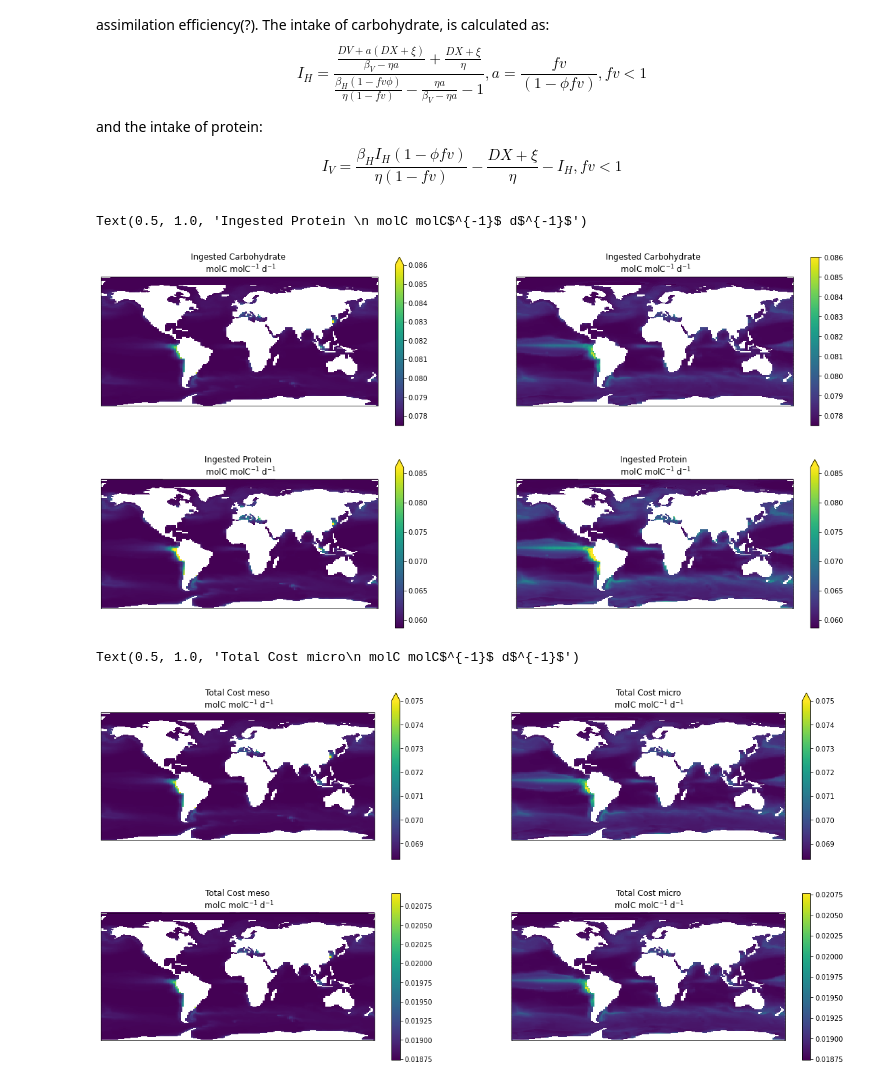
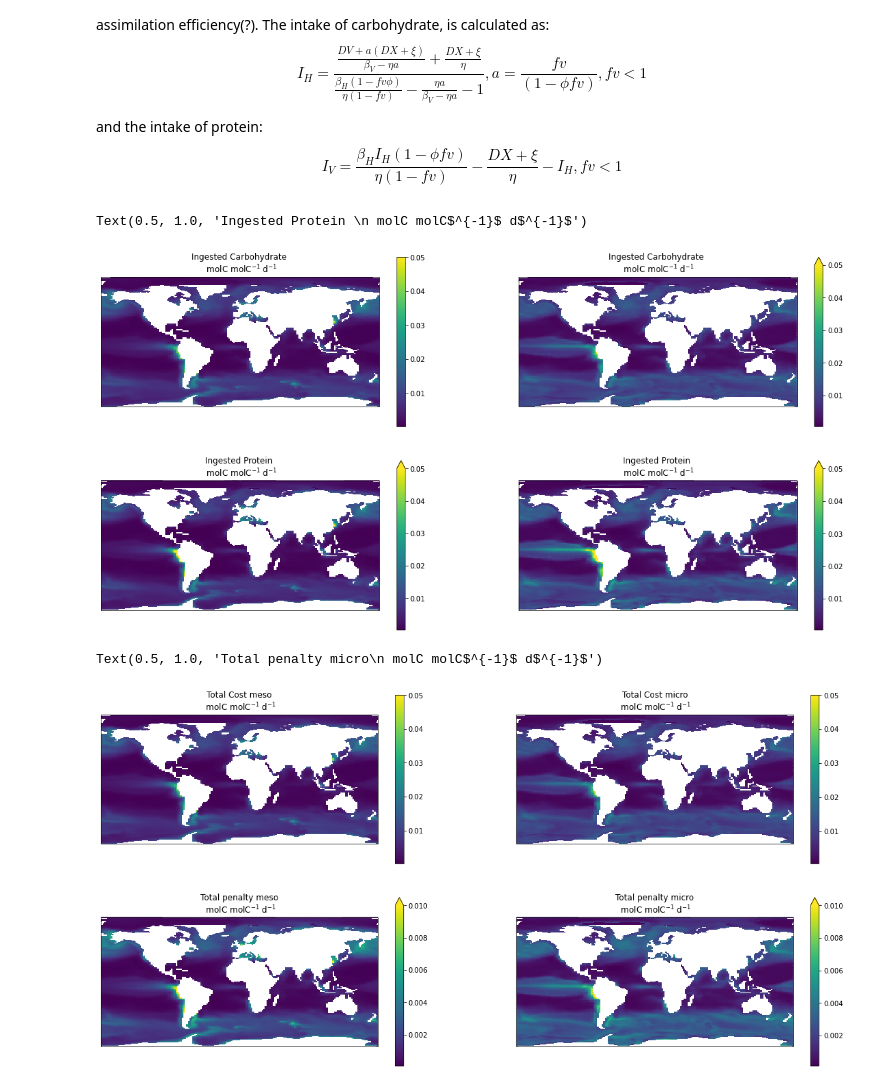
Before and after one commit to primanug/pisces_cqwiz, a Jupyter notebook: carbsetprotein.ipynb, the cells around one changed output. Saved outputs shown, nothing was run; the diff lists cells and outputs as text; code cells hidden in the pictures.

```diff
--- a/carbsetprotein.ipynb
+++ b/carbsetprotein.ipynb
@@ -6,8 +6,9 @@ import xarray as xr
 import matplotlib.pyplot as plt
 import cartopy.crs as ccrs
 # %%
-ncf_ptrc= "printy_1y_ptrc_Y1832.nc"
+ncf_ptrc= "printy_1m_ptrc_Y1832.nc"
 ncf_diad= "printy_1y_diad_Y1832.nc"
 
 ptrc= xr.open_dataset(ncf_ptrc)
 diad= xr.open_dataset(ncf_diad)
+ptrc
@@ -14,6 +33,6 @@ diad= xr.open_dataset(ncf_diad)
 # %%
 ## Parameter from Geometric Stoichiometry
-xi  = 0.052   # other basal metabolism
+xi1  = 0.052   # other basal metabolism
 eta = 0.12    # SDA
 betaV = 0.64  # protein absorption efficiency
 betaH = 0.64  # carbs absorption efficiency
@@ -21,10 +40,13 @@ kstarN = 0.9  # max N synthesis efficiency
 thetaZ = 5.5  # C:N of zoo
 thetaV = 3.7  # C:N of protein
 phi    = 0.5  # penalty
-fV     = 0.4305 # allocation to protein
+fV     = 0.5  # allocation to protein
 
 ## parameter from PISCES
 no3rat3 = 0.151     # N:C ratio in zoplankton
 epsher= 0.5         # growth efficiency - Can this be max C synthesis efficiency?
 epsherN= 0.0755     # epsher*no3rat3
 thetaZP = 1/no3rat3 # Zoo C:N ratio from PISCES
+unassc= 0.3         # Unassimilated C
+unassn= 0.3         # Unassimilated N
+sigma= 0.5          # Fraction excreted as semi-labile DOM
@@ -135,6 +174,13 @@ and the intake of protein:
 \end{equation}
 # %%
 a= fV/(1-(phi*fV))
+
+betaH= 1-unassc
+betaV = betaH
+
+# metabolism = xi * zooplankton conc * temperature function
+xi= xi1* meso * 0.1 #I add 0.1 to so that metabolism is not too high - later this will have temperature function
+xi0= xi1 * micro * 0.1
 
 # for meso first
 numer = ( DV_meso + a*(DX_meso + xi))/(betaV -(eta * a)) + ((DX_meso + xi)/eta)
@@ -142,63 +188,63 @@ denom = ( (betaH *(1-(phi*fV))) / (eta * (1-fV)) ) - ((eta*a)/(betaV-(eta*a))) -
 IH_meso = numer/denom
 IV_meso = betaH*IH_meso*(1-(phi*fV)) / (eta*(1-fV)) - ((DX_meso + xi)/eta) - IH_meso
 
-# for micro first
-numer = ( DV_micro + a*(DX_micro + xi))/(betaV -(eta * a)) + (DX_micro + xi)/eta
+# for micro
+numer = ( DV_micro + a*(DX_micro + xi0))/(betaV -(eta * a)) + (DX_micro + xi0)/eta
 denom = ( (betaH *(1-(phi*fV))) / (eta * (1-fV)) ) - ((eta*a)/(betaV-(eta*a))) -1
 IH_micro = numer/denom
-IV_micro = betaH*IH_micro*(1-(phi*fV)) / (eta*(1-fV)) - ((DX_micro + xi)/eta) - IH_micro
+IV_micro = betaH*IH_micro*(1-(phi*fV)) / (eta*(1-fV)) - ((DX_micro + xi0)/eta) - IH_micro
 
 fig0=plt.figure(figsize=(20,10))
 grid0= plt.GridSpec(2,2)
 
 ax0= fig0.add_subplot(grid0[0, 0], projection= ccrs.PlateCarree())
-IH_meso[0,:,:].plot(y='nav_lat', x='nav_lon',  vmax=0.086, transform=ccrs.PlateCarree(), ax=ax0, add_labels=False, add_colorbar=True)
+IH_meso[0,:,:].plot(y='nav_lat', x='nav_lon',  vmax=0.05, transform=ccrs.PlateCarree(), ax=ax0, add_labels=False, add_colorbar=True)
 ax0.set_title('Ingested Carbohydrate \n molC molC$^{-1}$ d$^{-1}$')
 
 ax0= fig0.add_subplot(grid0[0, 1], projection= ccrs.PlateCarree())
-IH_micro[0,:,:].plot(y='nav_lat', x='nav_lon',  vmax=0.086,transform=ccrs.PlateCarree(), ax=ax0, add_labels=False, add_colorbar=True)
+IH_micro[0,:,:].plot(y='nav_lat', x='nav_lon',  vmax=0.05,transform=ccrs.PlateCarree(), ax=ax0, add_labels=False, add_colorbar=True)
 ax0.set_title('Ingested Carbohydrate \n molC molC$^{-1}$ d$^{-1}$')
 
 ax0= fig0.add_subplot(grid0[1, 0], projection= ccrs.PlateCarree())
-IV_meso[0,:,:].plot(y='nav_lat', x='nav_lon',  vmax=0.086, transform=ccrs.PlateCarree(), ax=ax0, add_labels=False, add_colorbar=True)
+IV_meso[0,:,:].plot(y='nav_lat', x='nav_lon',  vmax=0.05, transform=ccrs.PlateCarree(), ax=ax0, add_labels=False, add_colorbar=True)
 ax0.set_title('Ingested Protein \n molC molC$^{-1}$ d$^{-1}$')
 
 ax0= fig0.add_subplot(grid0[1, 1], projection= ccrs.PlateCarree())
-IV_micro[0,:,:].plot(y='nav_lat', x='nav_lon',  vmax=0.086,transform=ccrs.PlateCarree(), ax=ax0, add_labels=False, add_colorbar=True)
+IV_micro[0,:,:].plot(y='nav_lat', x='nav_lon',  vmax=0.05,transform=ccrs.PlateCarree(), ax=ax0, add_labels=False, add_colorbar=True)
 ax0.set_title('Ingested Protein \n molC molC$^{-1}$ d$^{-1}$')
 # %% [output]
 Text(0.5, 1.0, 'Ingested Protein \n molC molC$^{-1}$ d$^{-1}$')
-[figure, old version]
+[figure, new version]
 # %%
 DA_meso = DX_meso + xi + eta*(IV_meso+IH_meso)
-DA_micro = DX_micro + xi + eta*(IV_micro+IH_micro)
+DA_micro = DX_micro + xi0 + eta*(IV_micro+IH_micro)
 
 # total penalty
 if phi > 0:
     omega_meso = DA_meso * (1/(1-(phi*fV))-1)
     omega_micro = DA_micro * (1/(1-(phi*fV))-1)
 else:
     omega_meso = 0
     omega_micro = 0
 
 fig0=plt.figure(figsize=(20,10))
 grid0= plt.GridSpec(2,2)
 
 ax0= fig0.add_subplot(grid0[0, 0], projection= ccrs.PlateCarree())
-DA_meso[0,:,:].plot(y='nav_lat', x='nav_lon', vmax=0.075, transform=ccrs.PlateCarree(), ax=ax0, add_labels=False, add_colorbar=True)
+DA_meso[0,:,:].plot(y='nav_lat', x='nav_lon', vmax=0.05, transform=ccrs.PlateCarree(), ax=ax0, add_labels=False, add_colorbar=True)
 ax0.set_title('Total Cost meso\n molC molC$^{-1}$ d$^{-1}$')
 
 ax0= fig0.add_subplot(grid0[0, 1], projection= ccrs.PlateCarree())
-DA_micro[0,:,:].plot(y='nav_lat', x='nav_lon', vmax=0.075,transform=ccrs.PlateCarree(), ax=ax0, add_labels=False, add_colorbar=True)
+DA_micro[0,:,:].plot(y='nav_lat', x='nav_lon', vmax=0.05,transform=ccrs.PlateCarree(), ax=ax0, add_labels=False, add_colorbar=True)
 ax0.set_title('Total Cost micro\n molC molC$^{-1}$ d$^{-1}$')
 
 ax0= fig0.add_subplot(grid0[1, 0], projection= ccrs.PlateCarree())
-omega_meso[0,:,:].plot(y='nav_lat', x='nav_lon', transform=ccrs.PlateCarree(), ax=ax0, add_labels=False, add_colorbar=True)
-ax0.set_title('Total Cost meso\n molC molC$^{-1}$ d$^{-1}$')
+omega_meso[0,:,:].plot(y='nav_lat', vmax=0.01, x='nav_lon', transform=ccrs.PlateCarree(), ax=ax0, add_labels=False, add_colorbar=True)
+ax0.set_title('Total penalty meso\n molC molC$^{-1}$ d$^{-1}$')
 
 ax0= fig0.add_subplot(grid0[1, 1], projection= ccrs.PlateCarree())
-omega_micro[0,:,:].plot(y='nav_lat', x='nav_lon', transform=ccrs.PlateCarree(), ax=ax0, add_labels=False, add_colorbar=True)
-ax0.set_title('Total Cost micro\n molC molC$^{-1}$ d$^{-1}$')
+omega_micro[0,:,:].plot(y='nav_lat', vmax=0.01, x='nav_lon', transform=ccrs.PlateCarree(), ax=ax0, add_labels=False, add_colorbar=True)
+ax0.set_title('Total penalty micro\n molC molC$^{-1}$ d$^{-1}$')
 # %% [output]
-Text(0.5, 1.0, 'Total Cost micro\n molC molC$^{-1}$ d$^{-1}$')
+Text(0.5, 1.0, 'Total penalty micro\n molC molC$^{-1}$ d$^{-1}$')
-[figure, old version]
+[figure, new version]
```
Also changed, not shown: parts of 4 cells of this notebook.
